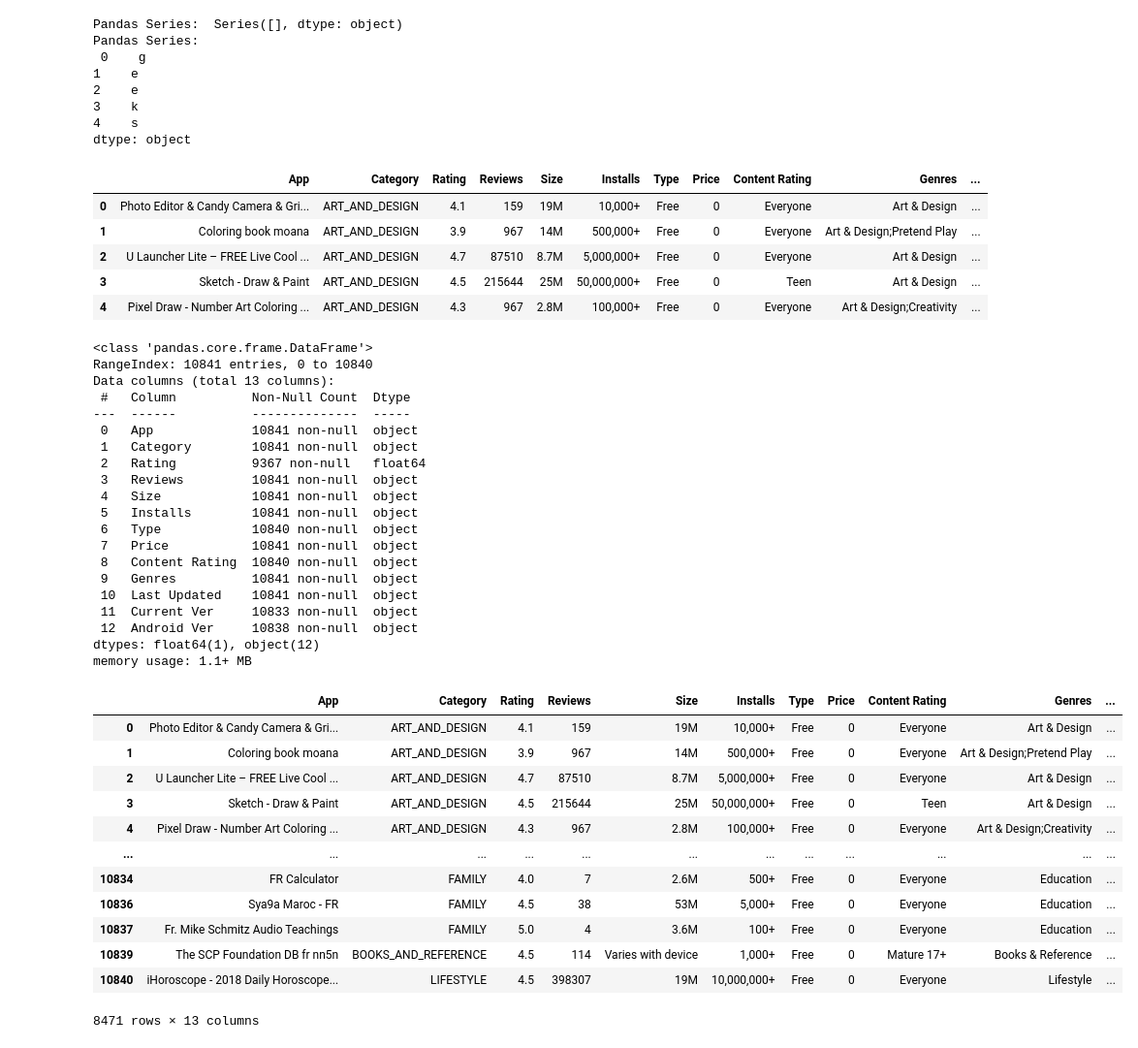
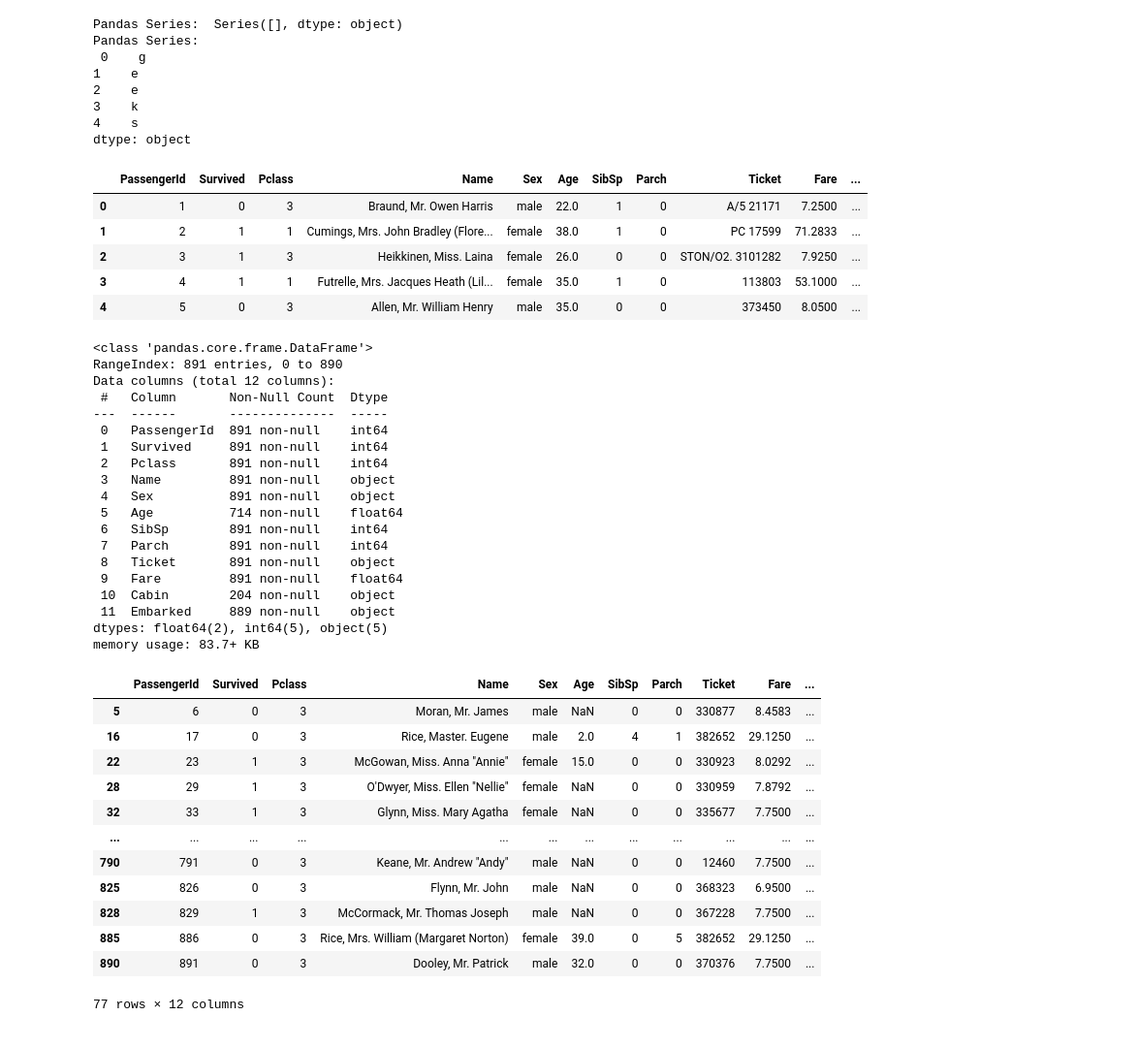
Before and after one commit to MallikarjunPatil24/IT-ignite, a Jupyter notebook: interntraining.ipynb, the cells around one changed output. Shown at 97% size. Cells and saved outputs as stored; diff of their text form; code cells hidden in the pictures.

```diff
--- a/interntraining.ipynb
+++ b/interntraining.ipynb
@@ -37,56 +39,55 @@ dtype: object
 # %%
 import pandas as pd
 
-file_path = '/content/Play Store Data.csv'
+file_path = '/titanic.csv'
 
 ps = pd.read_csv(file_path)
 
 ps.head()
 # %% [output]
-|  | App | Category | Rating | Reviews | Size | Installs | Type | Price | Content Rating | Genres | ... |
-| 0 | Photo Editor & Candy Camera & Gri... | ART_AND_DESIGN | 4.1 | 159 | 19M | 10,000+ | Free | 0 | Everyone | Art & Design | ... |
-| 1 | Coloring book moana | ART_AND_DESIGN | 3.9 | 967 | 14M | 500,000+ | Free | 0 | Everyone | Art & Design;Pretend Play | ... |
-| 2 | U Launcher Lite – FREE Live Cool ... | ART_AND_DESIGN | 4.7 | 87510 | 8.7M | 5,000,000+ | Free | 0 | Everyone | Art & Design | ... |
-| 3 | Sketch - Draw & Paint | ART_AND_DESIGN | 4.5 | 215644 | 25M | 50,000,000+ | Free | 0 | Teen | Art & Design | ... |
-| 4 | Pixel Draw - Number Art Coloring ... | ART_AND_DESIGN | 4.3 | 967 | 2.8M | 100,000+ | Free | 0 | Everyone | Art & Design;Creativity | ... |
+|  | PassengerId | Survived | Pclass | Name | Sex | Age | SibSp | Parch | Ticket | Fare | ... |
+| 0 | 1 | 0 | 3 | Braund, Mr. Owen Harris | male | 22.0 | 1 | 0 | A/5 21171 | 7.2500 | ... |
+| 1 | 2 | 1 | 1 | Cumings, Mrs. John Bradley (Flore... | female | 38.0 | 1 | 0 | PC 17599 | 71.2833 | ... |
+| 2 | 3 | 1 | 3 | Heikkinen, Miss. Laina | female | 26.0 | 0 | 0 | STON/O2. 3101282 | 7.9250 | ... |
+| 3 | 4 | 1 | 1 | Futrelle, Mrs. Jacques Heath (Lil... | female | 35.0 | 1 | 0 | 113803 | 53.1000 | ... |
+| 4 | 5 | 0 | 3 | Allen, Mr. William Henry | male | 35.0 | 0 | 0 | 373450 | 8.0500 | ... |
 # %%
 ps.info()
 # %% [output]
 <class 'pandas.core.frame.DataFrame'>
-RangeIndex: 10841 entries, 0 to 10840
-Data columns (total 13 columns):
- #   Column          Non-Null Count  Dtype
----  ------          --------------  -----
- 0   App             10841 non-null  object
- 1   Category        10841 non-null  object
- 2   Rating          9367 non-null   float64
- 3   Reviews         10841 non-null  object
- 4   Size            10841 non-null  object
- 5   Installs        10841 non-null  object
- 6   Type            10840 non-null  object
- 7   Price           10841 non-null  object
- 8   Content Rating  10840 non-null  object
- 9   Genres          10841 non-null  object
- 10  Last Updated    10841 non-null  object
- 11  Current Ver     10833 non-null  object
- 12  Android Ver     10838 non-null  object
-dtypes: float64(1), object(12)
-memory usage: 1.1+ MB
+RangeIndex: 891 entries, 0 to 890
+Data columns (total 12 columns):
+ #   Column       Non-Null Count  Dtype
+---  ------       --------------  -----
+ 0   PassengerId  891 non-null    int64
+ 1   Survived     891 non-null    int64
+ 2   Pclass       891 non-null    int64
+ 3   Name         891 non-null    object
+ 4   Sex          891 non-null    object
+ 5   Age          714 non-null    float64
+ 6   SibSp        891 non-null    int64
+ 7   Parch        891 non-null    int64
+ 8   Ticket       891 non-null    object
+ 9   Fare         891 non-null    float64
+ 10  Cabin        204 non-null    object
+ 11  Embarked     889 non-null    object
+dtypes: float64(2), int64(5), object(5)
+memory usage: 83.7+ KB
 # %%
 ps.sample(3)
-ps['App']
-ps[ps['Rating']>3.5]
+ps[ps['Sex'] == 'male']
+ps[ps['Embarked'] == 'Q']
 # %% [output]
-|  | App | Category | Rating | Reviews | Size | Installs | Type | Price | Content Rating | Genres | ... |
-| 0 | Photo Editor & Candy Camera & Gri... | ART_AND_DESIGN | 4.1 | 159 | 19M | 10,000+ | Free | 0 | Everyone | Art & Design | ... |
-| 1 | Coloring book moana | ART_AND_DESIGN | 3.9 | 967 | 14M | 500,000+ | Free | 0 | Everyone | Art & Design;Pretend Play | ... |
-| 2 | U Launcher Lite – FREE Live Cool ... | ART_AND_DESIGN | 4.7 | 87510 | 8.7M | 5,000,000+ | Free | 0 | Everyone | Art & Design | ... |
-| 3 | Sketch - Draw & Paint | ART_AND_DESIGN | 4.5 | 215644 | 25M | 50,000,000+ | Free | 0 | Teen | Art & Design | ... |
-| 4 | Pixel Draw - Number Art Coloring ... | ART_AND_DESIGN | 4.3 | 967 | 2.8M | 100,000+ | Free | 0 | Everyone | Art & Design;Creativity | ... |
+|  | PassengerId | Survived | Pclass | Name | Sex | Age | SibSp | Parch | Ticket | Fare | ... |
+| 5 | 6 | 0 | 3 | Moran, Mr. James | male | NaN | 0 | 0 | 330877 | 8.4583 | ... |
+| 16 | 17 | 0 | 3 | Rice, Master. Eugene | male | 2.0 | 4 | 1 | 382652 | 29.1250 | ... |
+| 22 | 23 | 1 | 3 | McGowan, Miss. Anna "Annie" | female | 15.0 | 0 | 0 | 330923 | 8.0292 | ... |
+| 28 | 29 | 1 | 3 | O'Dwyer, Miss. Ellen "Nellie" | female | NaN | 0 | 0 | 330959 | 7.8792 | ... |
+| 32 | 33 | 1 | 3 | Glynn, Miss. Mary Agatha | female | NaN | 0 | 0 | 335677 | 7.7500 | ... |
 | ... | ... | ... | ... | ... | ... | ... | ... | ... | ... | ... | ... |
-| 10834 | FR Calculator | FAMILY | 4.0 | 7 | 2.6M | 500+ | Free | 0 | Everyone | Education | ... |
-| 10836 | Sya9a Maroc - FR | FAMILY | 4.5 | 38 | 53M | 5,000+ | Free | 0 | Everyone | Education | ... |
-| 10837 | Fr. Mike Schmitz Audio Teachings | FAMILY | 5.0 | 4 | 3.6M | 100+ | Free | 0 | Everyone | Education | ... |
-| 10839 | The SCP Foundation DB fr nn5n | BOOKS_AND_REFERENCE | 4.5 | 114 | Varies with device | 1,000+ | Free | 0 | Mature 17+ | Books & Reference | ... |
-| 10840 | iHoroscope - 2018 Daily Horoscope... | LIFESTYLE | 4.5 | 398307 | 19M | 10,000,000+ | Free | 0 | Everyone | Lifestyle | ... |
+| 790 | 791 | 0 | 3 | Keane, Mr. Andrew "Andy" | male | NaN | 0 | 0 | 12460 | 7.7500 | ... |
+| 825 | 826 | 0 | 3 | Flynn, Mr. John | male | NaN | 0 | 0 | 368323 | 6.9500 | ... |
+| 828 | 829 | 1 | 3 | McCormack, Mr. Thomas Joseph | male | NaN | 0 | 0 | 367228 | 7.7500 | ... |
+| 885 | 886 | 0 | 3 | Rice, Mrs. William (Margaret Norton) | female | 39.0 | 0 | 5 | 382652 | 29.1250 | ... |
+| 890 | 891 | 0 | 3 | Dooley, Mr. Patrick | male | 32.0 | 0 | 0 | 370376 | 7.7500 | ... |
-8471 rows × 13 columns
+77 rows × 12 columns
```
Also changed, not shown: parts of 11 cells of this notebook.
